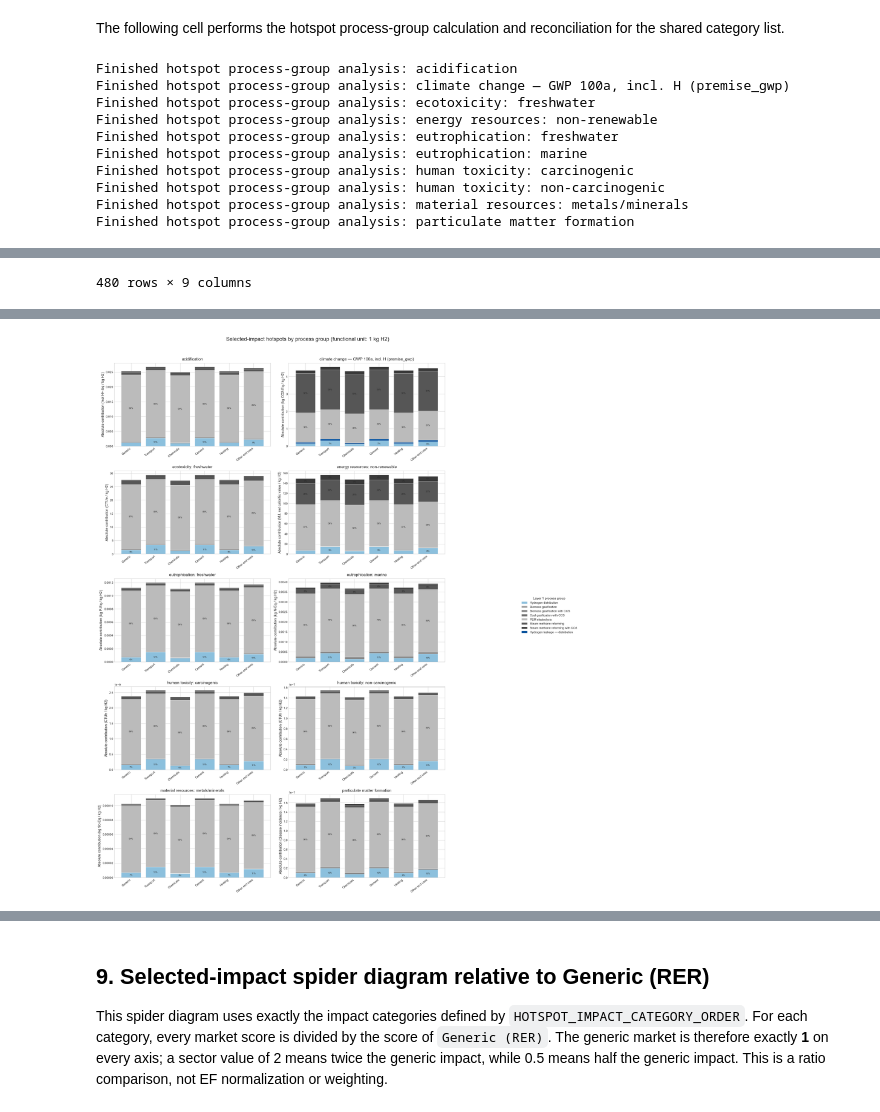
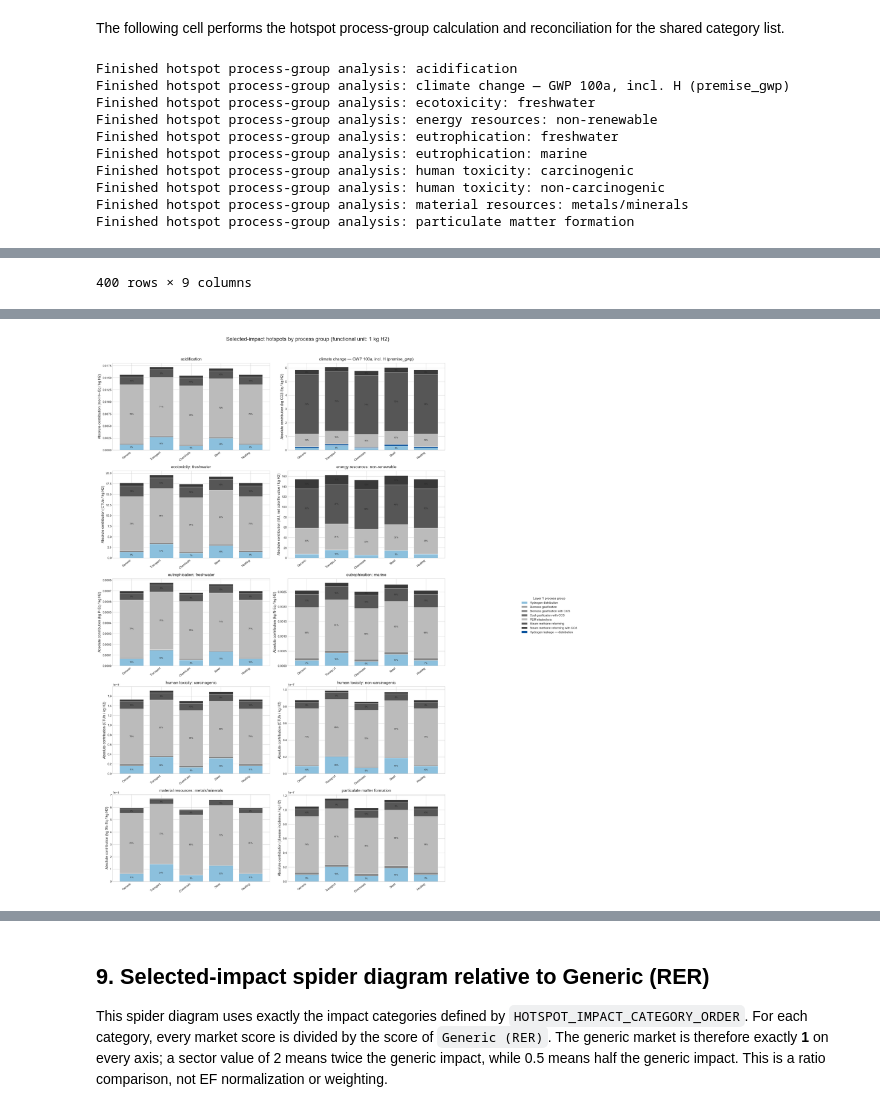
Before and after one commit to Tubias-Close/premise_h2-distribution, a Jupyter notebook: examples/h2-distribution_LCIA/notebooks/LCIA_contribution_analysis_hydrogen_markets_europe.ipynb, the cells around one changed output, grey strips where cells are left out. Cells and saved outputs as stored; diff of their text form; code cells hidden in the pictures.

```diff
--- a/examples/h2-distribution_LCIA/notebooks/LCIA_contribution_analysis_hydrogen_markets_europe.ipynb
+++ b/examples/h2-distribution_LCIA/notebooks/LCIA_contribution_analysis_hydrogen_markets_europe.ipynb
@@ -66,7 +66,7 @@ list(bd.databases)
 The project and database exactly match the source notebook. Change only these constants when deliberately applying the workflow to another prospective database.
 # %%
 PROJECT = "ecoinvent-3.12-cutoff"
-DATABASE = "ecoinvent-3.12-cutoff_remind-SSP1-PkBudg650_2030_06-2_full"
+DATABASE = 'ecoinvent-3.12-cutoff_remind-SSP2-PkBudg1000_2030_08_full'
 GENERIC_MARKET_NAME = "market for hydrogen, gaseous, low pressure"
 REFERENCE_PRODUCT = "hydrogen, gaseous, low pressure"
 UNIT = "kilogram"
@@ -75,11 +75,6 @@ TARGET_LOCATION = "RER"
 SECTOR_LOCATION_FALLBACKS = ("EUR", "WEU")
 TOP_N_PROCESSES = 10
 PREMISE_GWP_METHOD = ("IPCC 2021", "climate change", "GWP 100a, incl. H")
-CED_METHODS = [
-    ("Cumulative Energy Demand (CED)", "energy resources: non-renewable", "energy content (HHV)"),
-    ("Cumulative Energy Demand (CED)", "energy resources: renewable", "energy content (HHV)"),
-]
-
 EXPECTED_SECTOR_MARKETS = {
     "Transport": f"{GENERIC_MARKET_NAME}, for transport",
     "Chemicals": f"{GENERIC_MARKET_NAME}, for chemicals",
@@ -557,7 +549,7 @@ The hotspot analysis retains ten decision-relevant impact categories. Each panel
 # %%
 HOTSPOT_IMPACT_CATEGORY_ORDER = [
     "acidification",
-    "climate change — GWP 100a, incl. H (premise_gwp)",
+    "climate change — GWP 100a, incl. H₂",
     "ecotoxicity: freshwater",
     "energy resources: non-renewable",
     "eutrophication: freshwater",
@@ -655,8 +647,8 @@ hotspot_process_group_df = hotspot_process_group_df.sort_values(
     ["impact category", "market", "layer 1 group", "component"]
 ).reset_index(drop=True)
 
-display(hotspot_process_group_df)
-display(hotspot_reconciliation_df)
+#display(hotspot_process_group_df)
+#display(hotspot_reconciliation_df)
 
 process_group_order = hotspot_process_group_df["component"].drop_duplicates().tolist()
 process_group_colors = stage_analysis.stage_layer1_color_map(
@@ -778,2 +770,2 @@ Finished hotspot process-group analysis: particulate matter formation
-480 rows × 9 columns
+400 rows × 9 columns
 |  | market | method | impact category | unit | total score | Layer 1 reconstructed score | Layer 1 difference | ... |
@@ -796,4 +788,4 @@ Finished hotspot process-group analysis: particulate matter formation
-[figure, old version]
+[figure, new version]
 # %%
 # First-tier decomposition of the aggregated hydrogen-distribution contribution.
 distribution_keys = ["market", "method", "impact category", "unit"]
```
Also changed, not shown: parts of 18 cells of this notebook, 1 other file.
